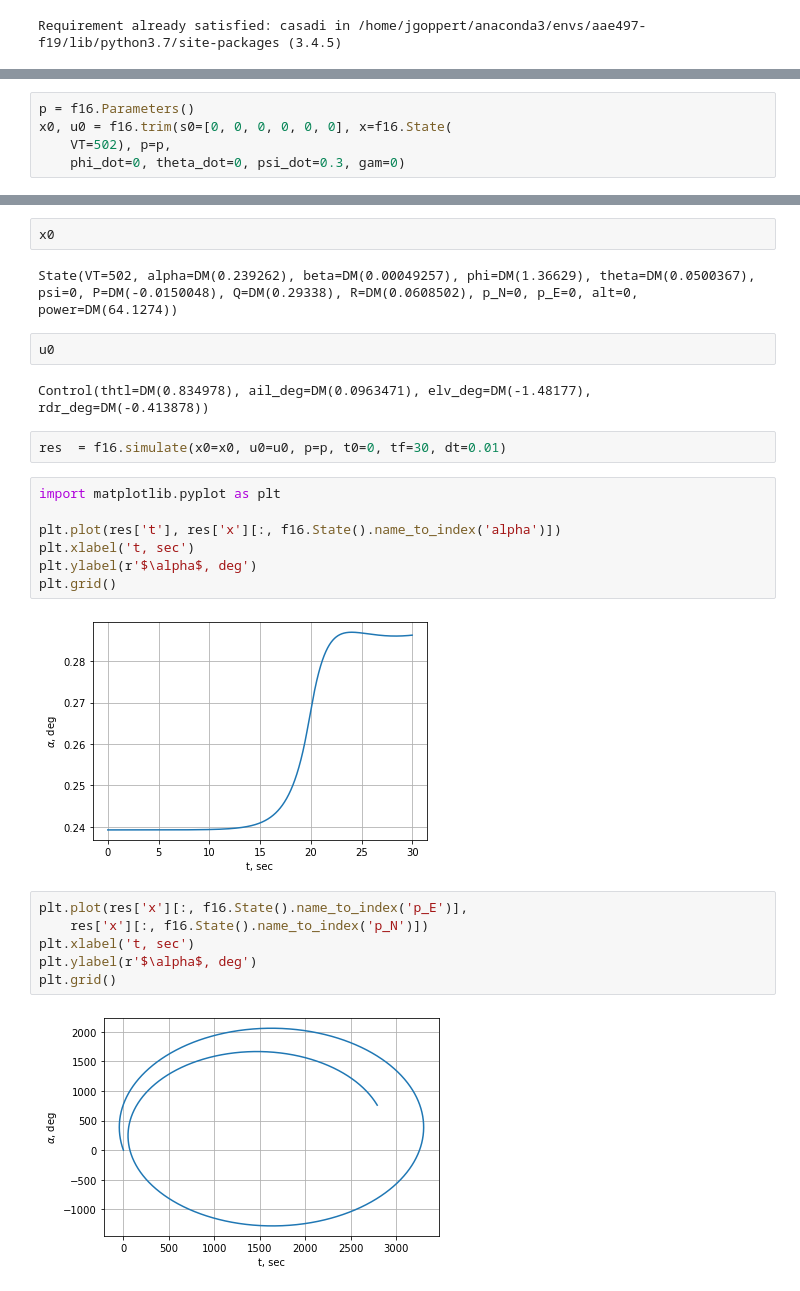
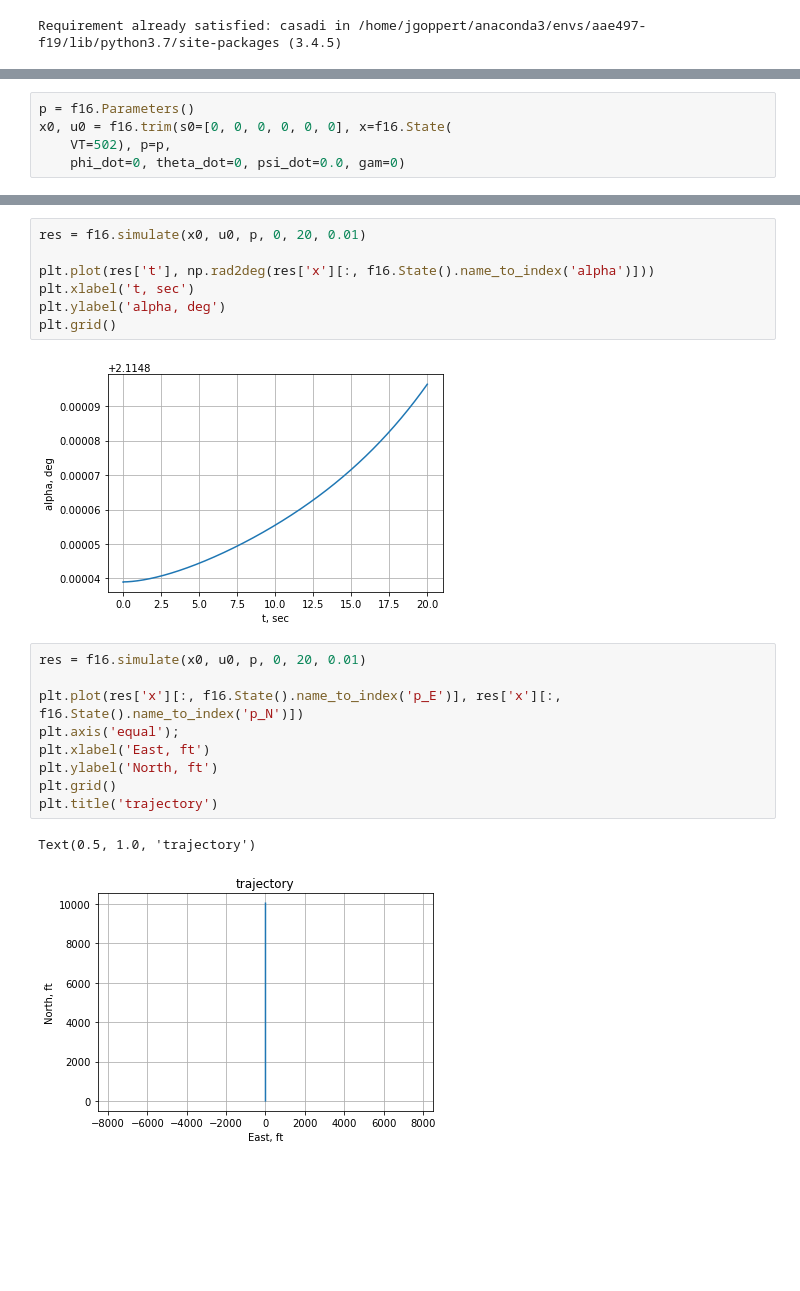
Before and after one commit to jgoppert/aae497-f19, a Jupyter notebook: python/lectures/2-F16-Intro.ipynb, the cells around one changed output, grey strips where cells are left out. Cells and saved outputs as stored; diff of their text form; blank space fills up the shorter version.

```diff
--- a/python/lectures/2-F16-Intro.ipynb
+++ b/python/lectures/2-F16-Intro.ipynb
@@ -10,5 +18,5 @@ Requirement already satisfied: casadi in /home/jgoppert/anaconda3/envs/aae497-f1
 p = f16.Parameters()
 x0, u0 = f16.trim(s0=[0, 0, 0, 0, 0, 0], x=f16.State(
     VT=502), p=p,
-    phi_dot=0, theta_dot=0, psi_dot=0.3, gam=0)
+    phi_dot=0, theta_dot=0, psi_dot=0.0, gam=0)
 # %% [output]
@@ -20,27 +34,21 @@ x0, u0 = f16.trim(s0=[0, 0, 0, 0, 0, 0], x=f16.State(
-# %%
-x0
-# %% [output]
-State(VT=502, alpha=DM(0.239262), beta=DM(0.00049257), phi=DM(1.36629), theta=DM(0.0500367), psi=0, P=DM(-0.0150048), Q=DM(0.29338), R=DM(0.0608502), p_N=0, p_E=0, alt=0, power=DM(64.1274))
-# %%
-u0
-# %% [output]
-Control(thtl=DM(0.834978), ail_deg=DM(0.0963471), elv_deg=DM(-1.48177), rdr_deg=DM(-0.413878))
-# %%
-res  = f16.simulate(x0=x0, u0=u0, p=p, t0=0, tf=30, dt=0.01)
 # %%
-import matplotlib.pyplot as plt
+res = f16.simulate(x0, u0, p, 0, 20, 0.01)
 
-plt.plot(res['t'], res['x'][:, f16.State().name_to_index('alpha')])
+plt.plot(res['t'], np.rad2deg(res['x'][:, f16.State().name_to_index('alpha')]))
 plt.xlabel('t, sec')
-plt.ylabel(r'$\alpha$, deg')
+plt.ylabel('alpha, deg')
 plt.grid()
 # %% [output]
-[figure, old version]
+[figure, new version]
 # %%
-plt.plot(res['x'][:, f16.State().name_to_index('p_E')],
-    res['x'][:, f16.State().name_to_index('p_N')])
-plt.xlabel('t, sec')
-plt.ylabel(r'$\alpha$, deg')
+res = f16.simulate(x0, u0, p, 0, 20, 0.01)
+
+plt.plot(res['x'][:, f16.State().name_to_index('p_E')], res['x'][:, f16.State().name_to_index('p_N')])
+plt.axis('equal');
+plt.xlabel('East, ft')
+plt.ylabel('North, ft')
 plt.grid()
+plt.title('trajectory')
 # %% [output]
+Text(0.5, 1.0, 'trajectory')
-[figure, old version]
+[figure, new version]
```
Also changed, not shown: parts of 16 cells of this notebook.
